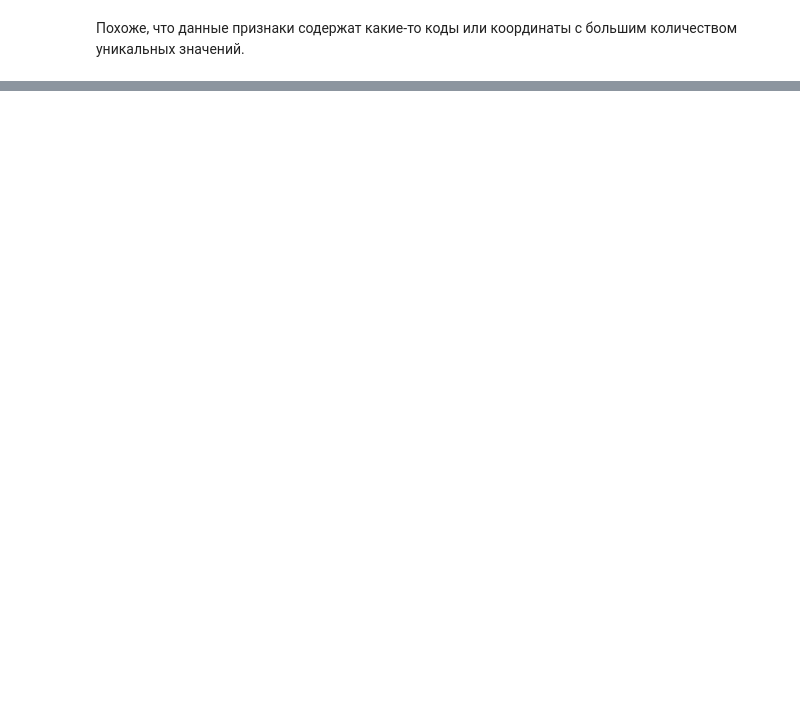
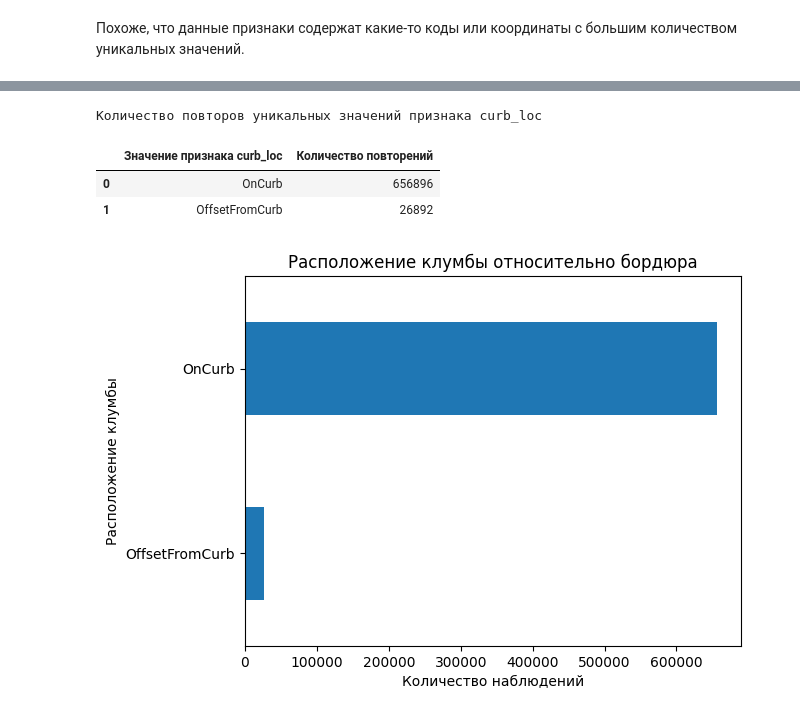
Before and after one commit to AlekseiBogachev/ny-tree-census, a Jupyter notebook: notebooks/exploratory/eda.ipynb, the cells around one changed output, grey strips where cells are left out. Cells and saved outputs as stored; diff of their text form; code cells hidden in the pictures; blank space fills up the shorter version.

Commit message:
Рассмотрены признаки curb_loc и status

```diff
--- a/notebooks/exploratory/eda.ipynb
+++ b/notebooks/exploratory/eda.ipynb
@@ -656,0 +694,14 @@ dataset[["bin", "bbl"]].sample(10)
+# %%
+explore_cat_feature(
+    data=dataset,
+    column_name="curb_loc",
+    title="Расположение клумбы относительно бордюра",
+    xlabel="Количество наблюдений",
+    ylabel="Расположение клумбы",
+)
+# %% [output]
+Количество повторов уникальных значений признака curb_loc
+|  | Значение признака curb_loc | Количество повторений |
+| 0 | OnCurb | 656896 |
+| 1 | OffsetFromCurb | 26892 |
+[figure, added]
```
Also changed, not shown: parts of 8 cells of this notebook.
